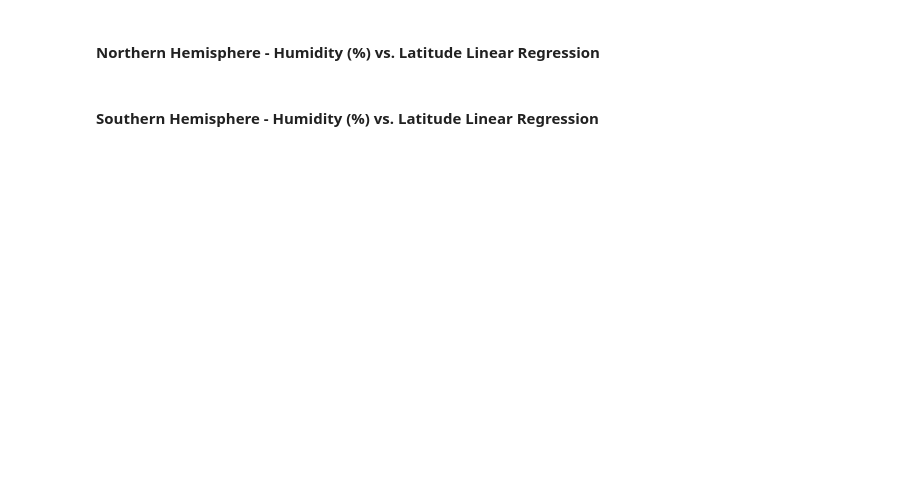
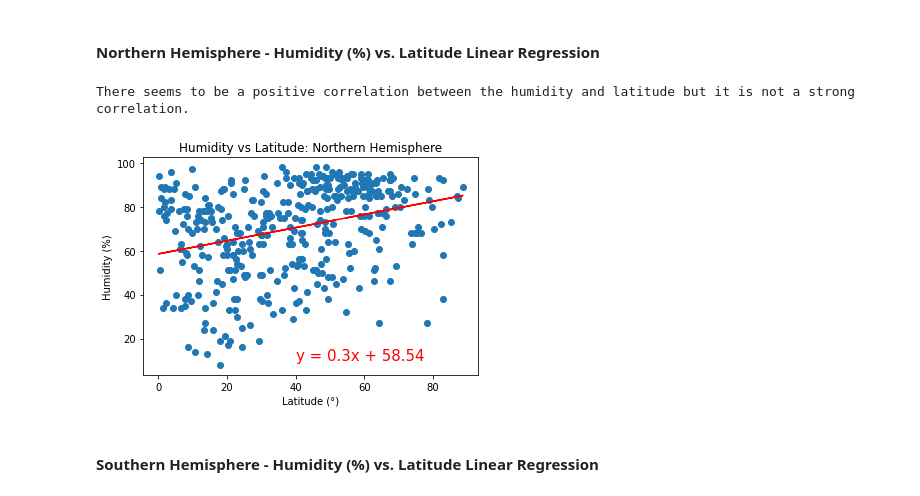
Before and after one commit to rileyfritz/python-api-challenge, a Jupyter notebook: WeatherPy/WeatherPy.ipynb, the cells around one changed output. Saved outputs shown, nothing was run; the diff lists cells and outputs as text; code cells hidden in the pictures; blank space fills up the shorter version.

```diff
--- a/WeatherPy/WeatherPy.ipynb
+++ b/WeatherPy/WeatherPy.ipynb
@@ -213,4 +269,21 @@ Cloudiness is likely related to either longitude, altitude, current weather or o
 # %% [markdown]
 ####  Northern Hemisphere - Humidity (%) vs. Latitude Linear Regression
+# %%
+x_values = north_data['Latitude']
+y_values = north_data['Humidity (%)']
+(slope, intercept, rvalue, pvalue, stderr) = linregress(x_values, y_values)
+regress_values = x_values * slope + intercept
+line_eq = "y = " + str(round(slope,2)) + "x + " + str(round(intercept,2))
+plt.scatter(x_values,y_values)
+plt.plot(x_values,regress_values,"r-")
+plt.annotate(line_eq,(40,10),fontsize=15,color="red")
+plt.title('Humidity vs Latitude: Northern Hemisphere')
+plt.xlabel('Latitude (\N{DEGREE SIGN})')
+plt.ylabel('Humidity (%)')
+plt.savefig('output_data/Humidity-vs-Latitude-Northern-Hemisphere.png')
+print('There seems to be a positive correlation between the humidity and latitude but it is not a strong correlation.')
+# %% [output]
+There seems to be a positive correlation between the humidity and latitude but it is not a strong correlation.
+[figure, added]
 # %% [markdown]
 ####  Southern Hemisphere - Humidity (%) vs. Latitude Linear Regression
```
Also changed, not shown: parts of 16 cells of this notebook, 14 other files.
